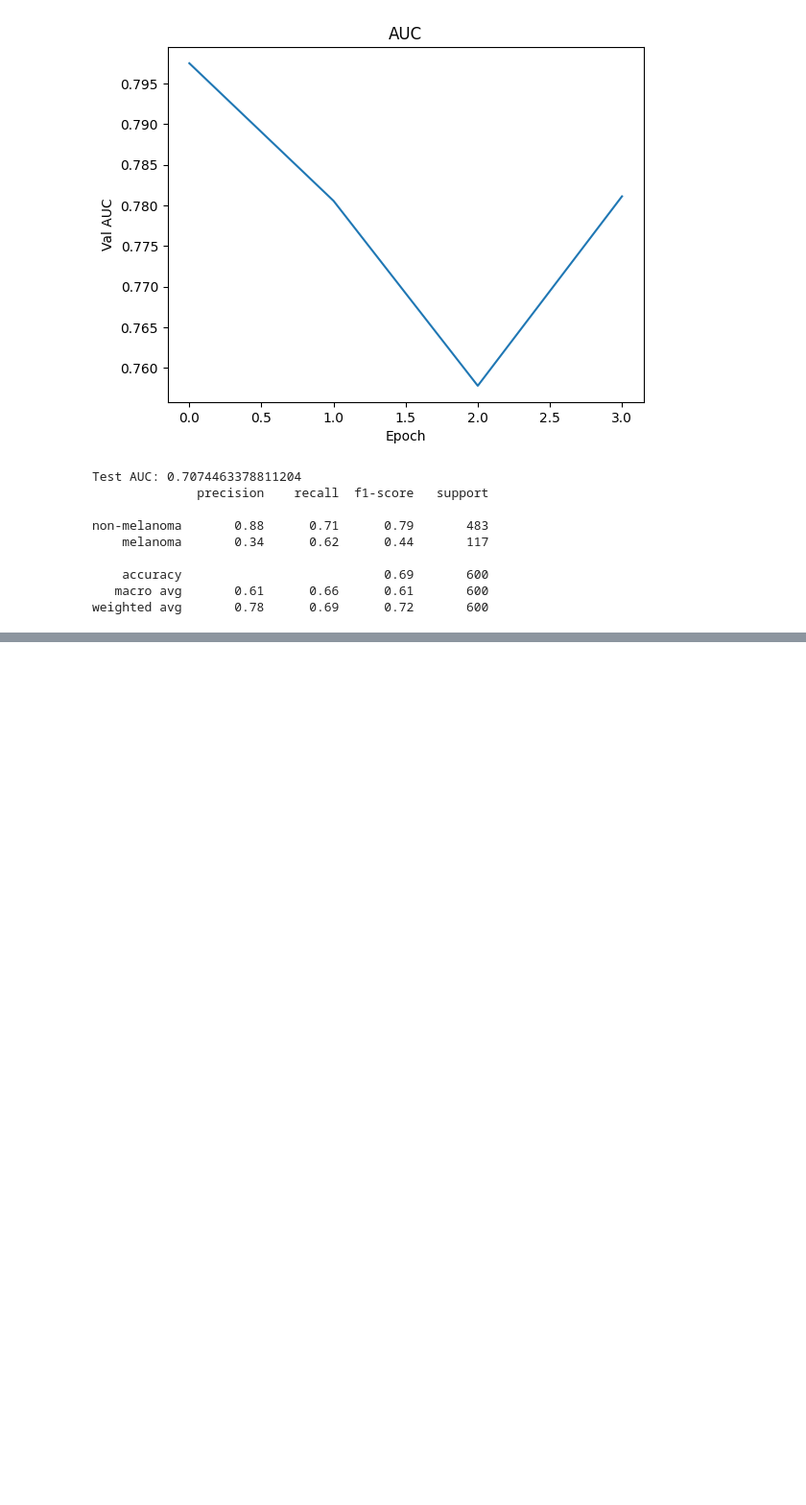
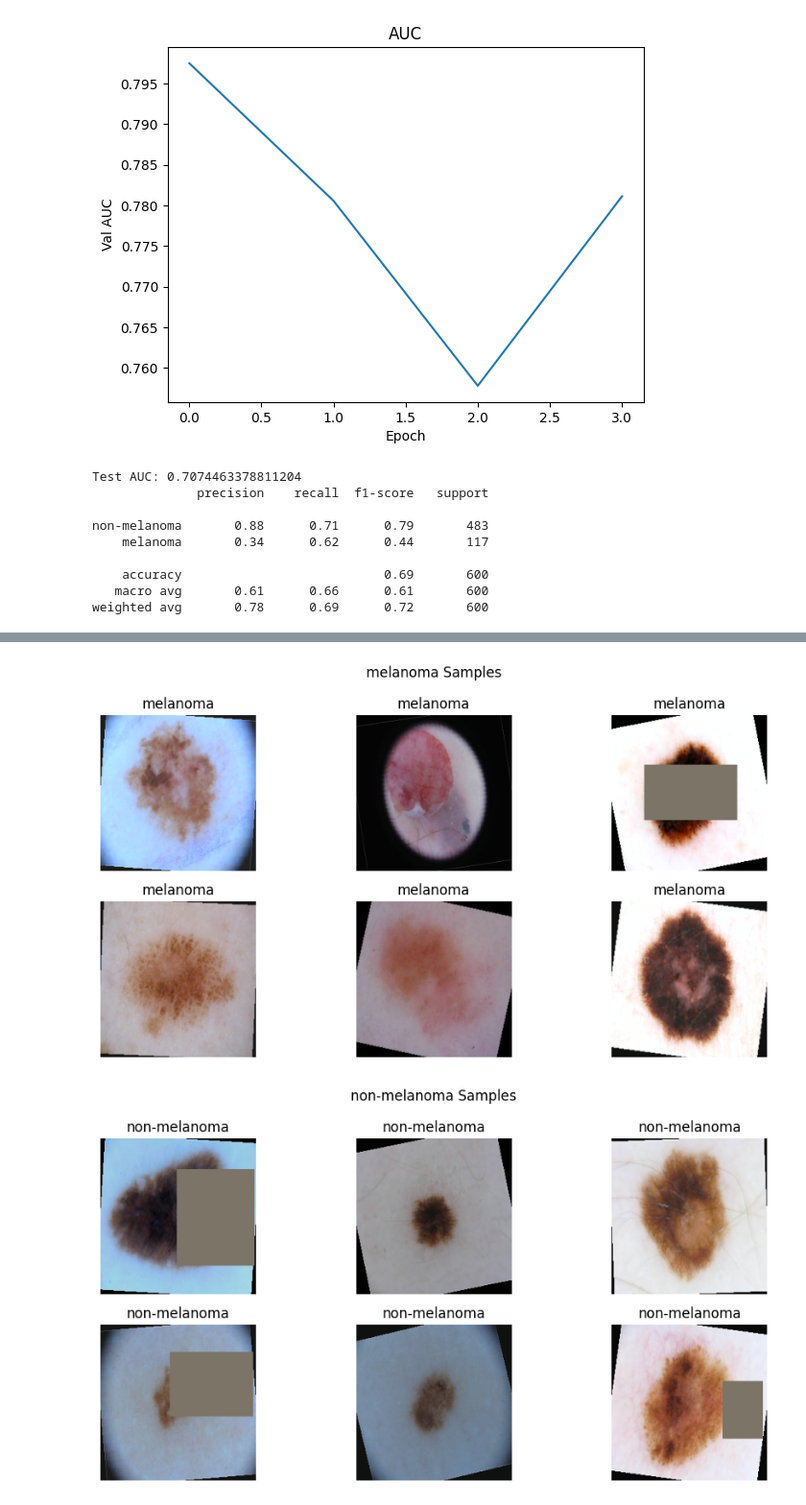
Before and after one commit to majiangqin/isic-classifier, a Jupyter notebook: best.ipynb, the cells around one changed output, grey strips where cells are left out. Shown: that part at 96% size. Saved outputs shown, nothing was run; the diff lists cells and outputs as text; code cells hidden in the pictures; blank space fills up the shorter version.

```diff
--- a/best.ipynb
+++ b/best.ipynb
@@ -168,0 +182,25 @@ weighted avg       0.78      0.69      0.72       600
+# %%
+class_names = {0: 'non-melanoma', 1: 'melanoma'}
+# %%
+def show_class_samples(imgs_tensor, labels_tensor, target_label=1, num_samples=6):
+    indices = (labels_tensor == target_label).nonzero(as_tuple=True)[0]
+    selected = indices[:num_samples]
+    plt.figure(figsize=(10, 5))
+    for i, idx in enumerate(selected):
+        plt.subplot(2, 3, i + 1)
+        img = imgs_tensor[idx].permute(1, 2, 0).numpy()
+        img = img * [0.229, 0.224, 0.225] + [0.485, 0.456, 0.406]
+        img = np.clip(img, 0, 1)
+        plt.imshow(img)
+        plt.title(class_names[target_label])
+        plt.axis('off')
+    plt.suptitle(f'{class_names[target_label]} Samples')
+    plt.tight_layout()
+    plt.savefig(f"{class_names[target_label]}_samples.png")
+    plt.show()
+# %%
+show_class_samples(imgs_all, labs_all, target_label=1, num_samples=6)  # melanoma
+show_class_samples(imgs_all, labs_all, target_label=0, num_samples=6)  # non-melanoma
+# %% [output]
+[figure, added]
+[figure, added]
```
Also changed, not shown: parts of 1 cell of this notebook, 1 other file.
